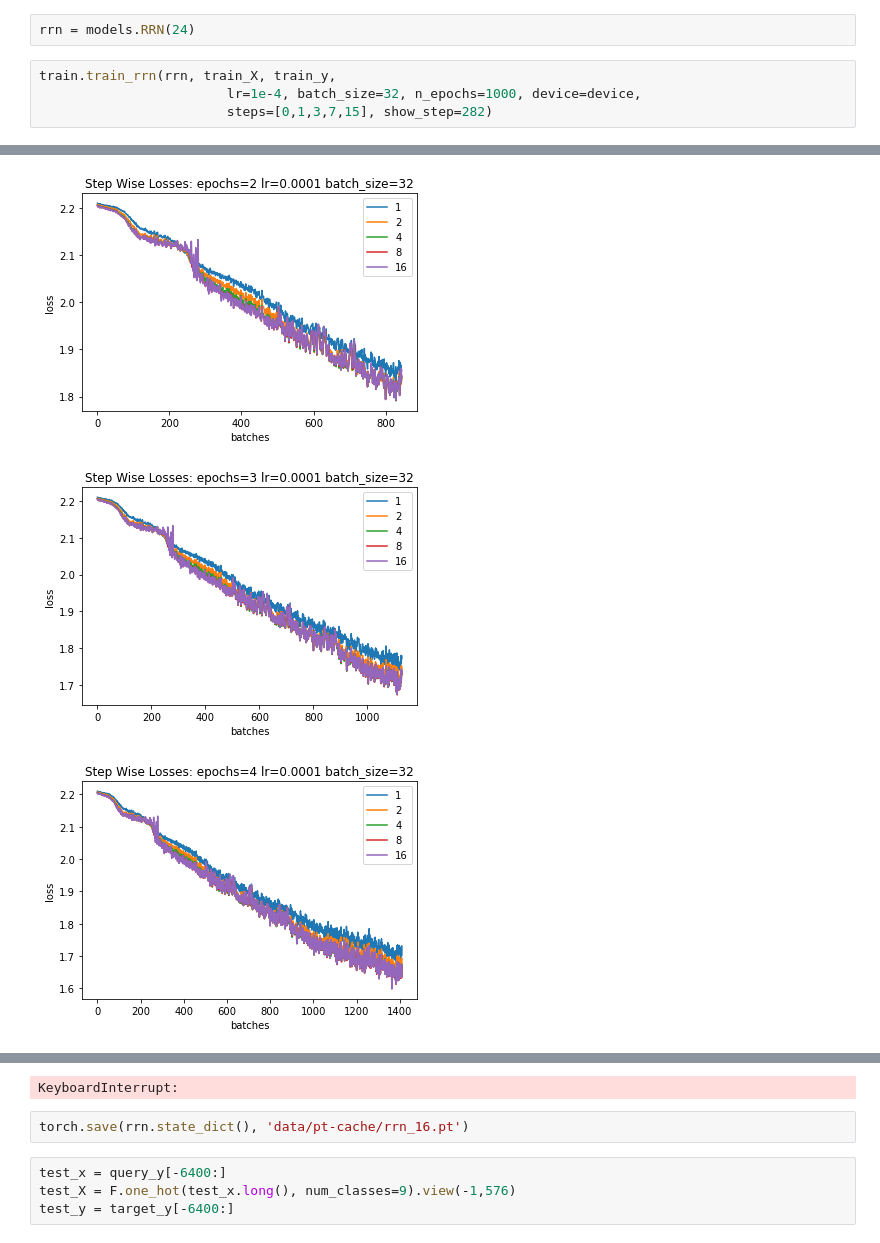
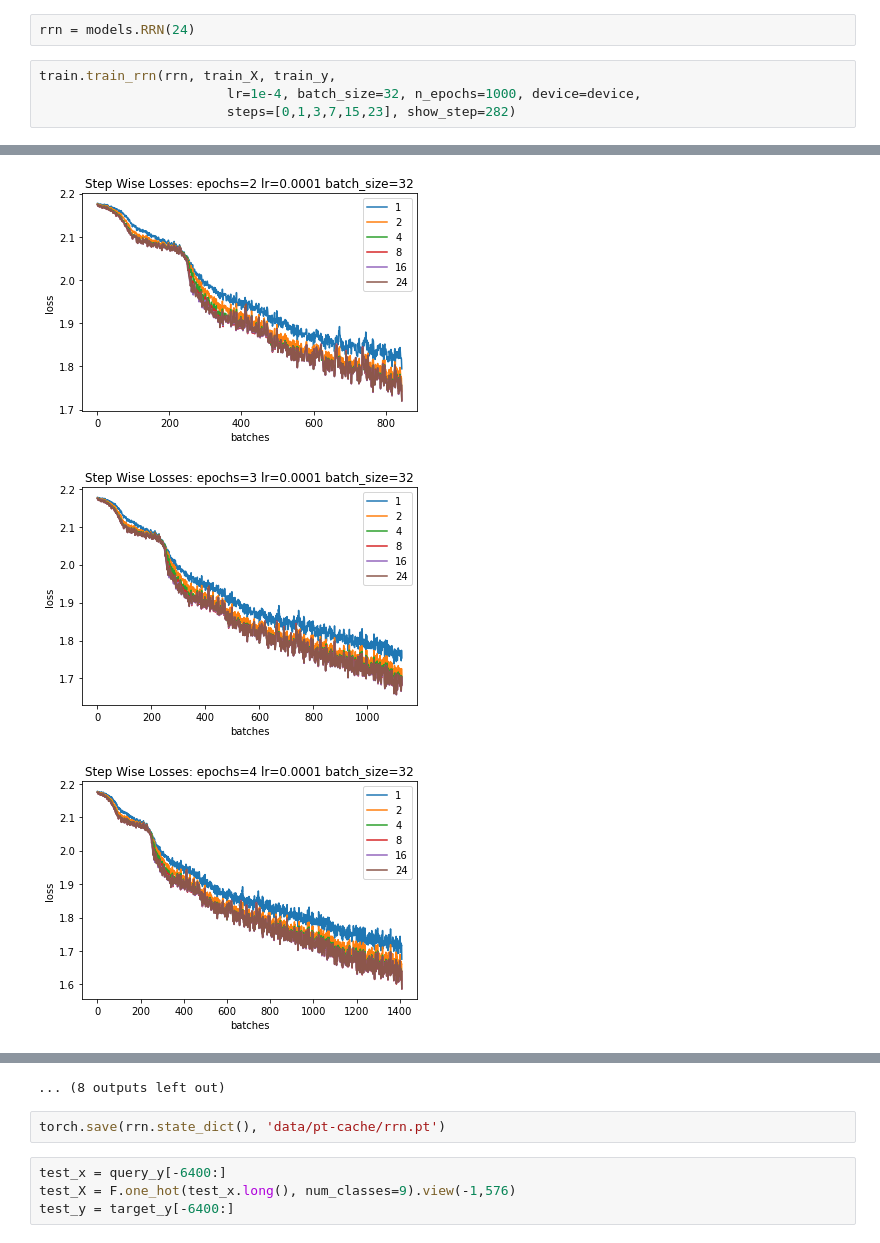
Before and after one commit to rishabh-ranjan/col870-deep-learning, a Jupyter notebook: A2/train_rrn.ipynb, the cells around one changed output, grey strips where cells are left out. Drawn from its saved outputs; the diff is of its cells as text.

```diff
--- a/A2/train_rrn.ipynb
+++ b/A2/train_rrn.ipynb
@@ -37,5 +37,5 @@ rrn = models.RRN(24)
 # %%
 train.train_rrn(rrn, train_X, train_y,
                         lr=1e-4, batch_size=32, n_epochs=1000, device=device,
-                        steps=[0,1,3,7,15], show_step=282)
+                        steps=[0,1,3,7,15,23], show_step=282)
 # %% [output]
@@ -44,3 +44,3 @@ train.train_rrn(rrn, train_X, train_y,
-[figure, old version]
+[figure, new version]
-[figure, old version]
+[figure, new version]
-[figure, old version]
+[figure, new version]
@@ -48,6 +54,6 @@ train.train_rrn(rrn, train_X, train_y,
-KeyboardInterrupt:
+... (8 outputs left out)
 # %%
-torch.save(rrn.state_dict(), 'data/pt-cache/rrn_16.pt')
+torch.save(rrn.state_dict(), 'data/pt-cache/rrn.pt')
 # %%
 test_x = query_y[-6400:]
 test_X = F.one_hot(test_x.long(), num_classes=9).view(-1,576)
```
Also changed, not shown: parts of 1 cell of this notebook, 6 other files.
